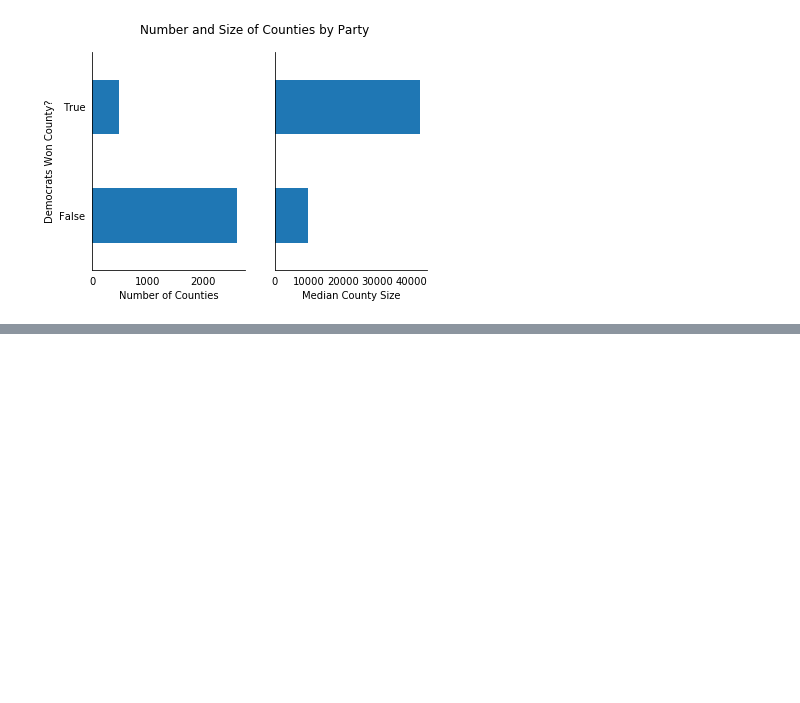
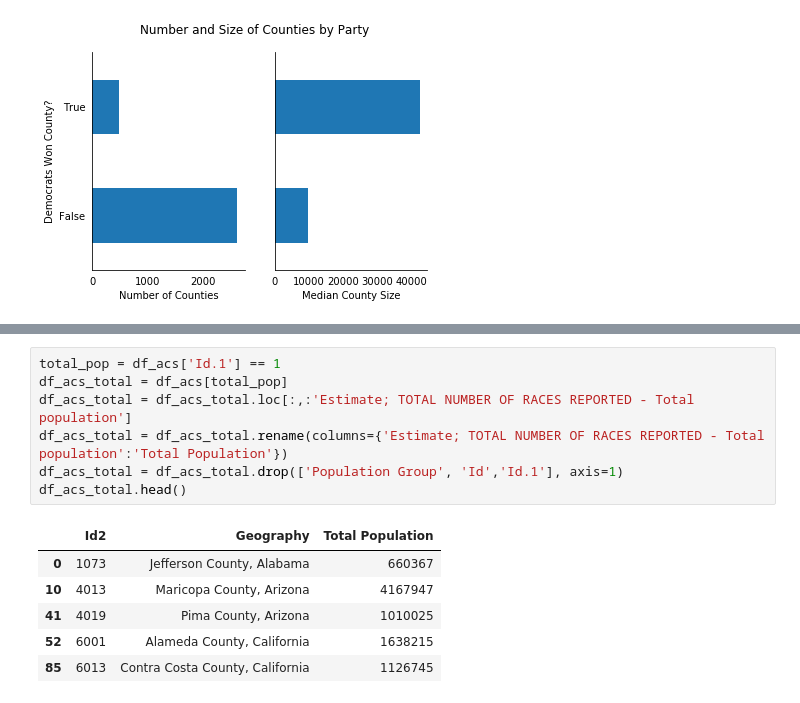
Before and after one commit to slgregoire/election, a Jupyter notebook: Election Graphs.ipynb, the cells around one changed output, grey strips where cells are left out. Drawn from its saved outputs; the diff is of its cells as text; blank space fills up the shorter version.

```diff
--- a/Election Graphs.ipynb
+++ b/Election Graphs.ipynb
@@ -228,0 +260,14 @@ df_results.select_dtypes(include=[np.number])
+# %%
+total_pop = df_acs['Id.1'] == 1
+df_acs_total = df_acs[total_pop]
+df_acs_total = df_acs_total.loc[:,:'Estimate; TOTAL NUMBER OF RACES REPORTED - Total population']
+df_acs_total = df_acs_total.rename(columns={'Estimate; TOTAL NUMBER OF RACES REPORTED - Total population':'Total Population'})
+df_acs_total = df_acs_total.drop(['Population Group', 'Id','Id.1'], axis=1)
+df_acs_total.head()
+# %% [output]
+|  | Id2 | Geography | Total Population |
+| 0 | 1073 | Jefferson County, Alabama | 660367 |
+| 10 | 4013 | Maricopa County, Arizona | 4167947 |
+| 41 | 4019 | Pima County, Arizona | 1010025 |
+| 52 | 6001 | Alameda County, California | 1638215 |
+| 85 | 6013 | Contra Costa County, California | 1126745 |
```
Also changed, not shown: parts of 11 cells of this notebook, 4 other files.
